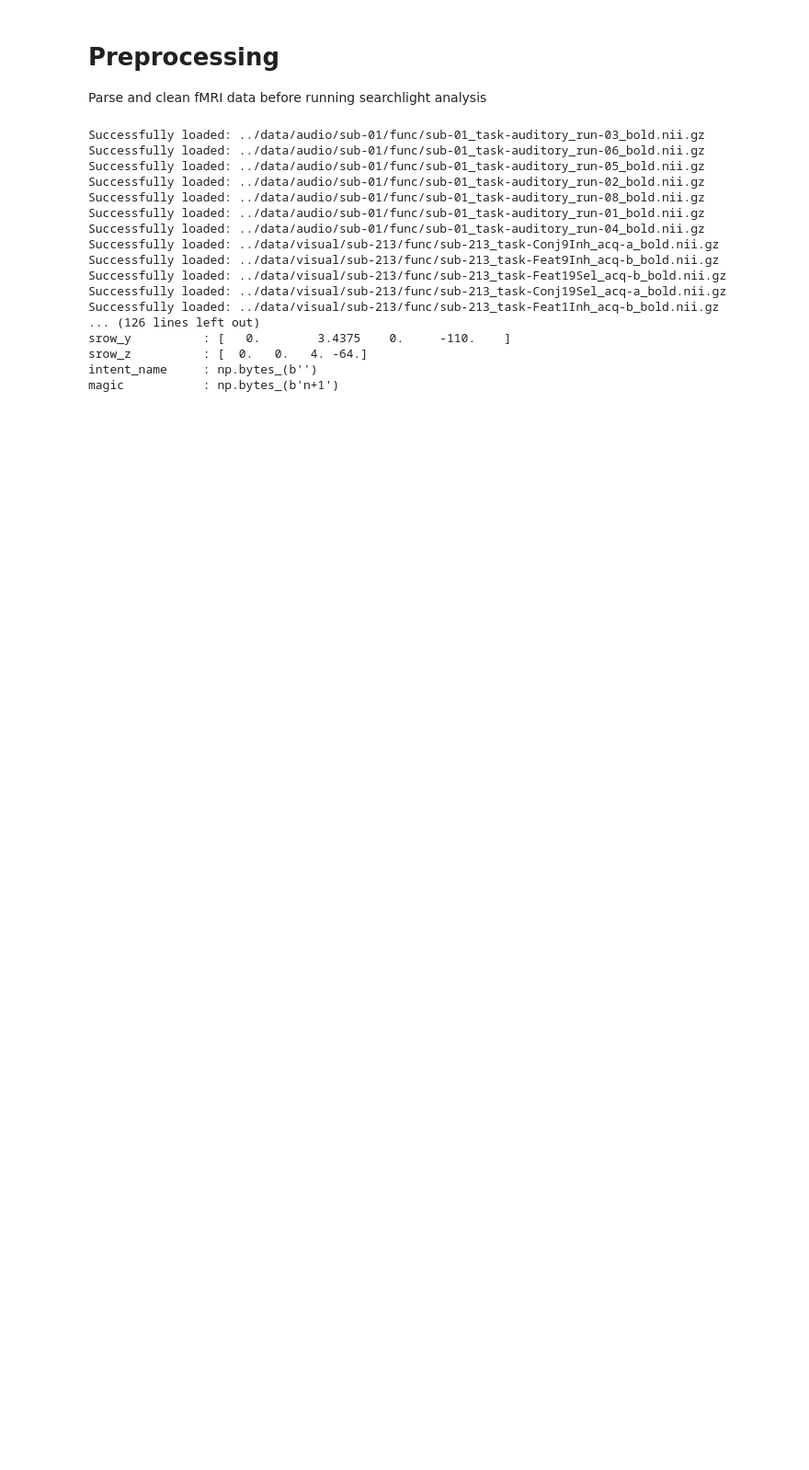
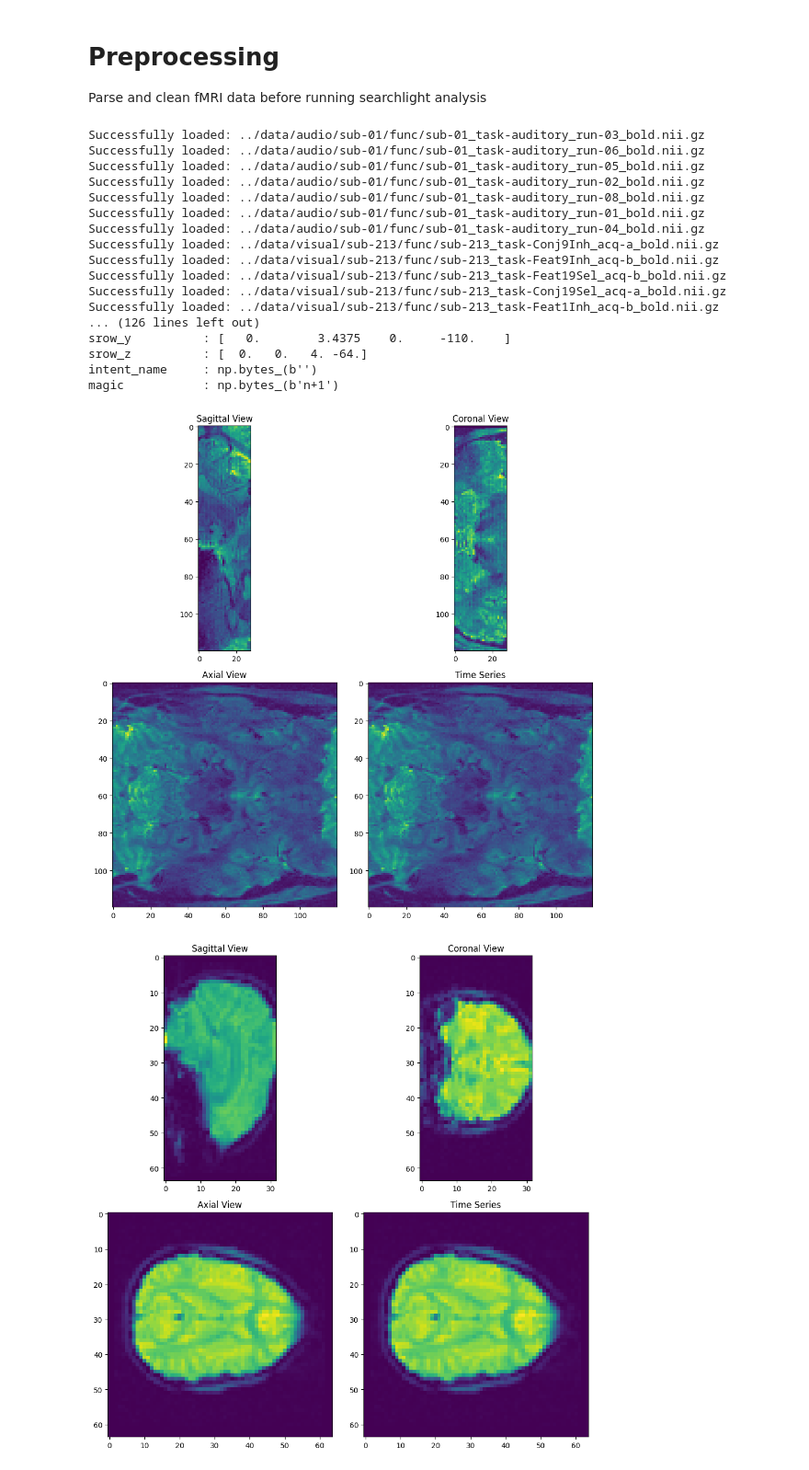
Before and after one commit to Jaslavie/attention, a Jupyter notebook: scripts/preprocessing.ipynb, the cells around one changed output. Shown at 92% size. Drawn from its saved outputs; the diff is of its cells as text; code cells hidden in the pictures; blank space fills up the shorter version.

Commit message:
successfully cleaned both the visual and auditory data

```diff
--- a/scripts/preprocessing.ipynb
+++ b/scripts/preprocessing.ipynb
@@ -88,31 +88,34 @@ def visualize_data(data):
     data_array = data.get_fdata()
     affine = data.affine
 
     # Create figure with 2x2 subplots
     fig, axes = plt.subplots(2, 2, figsize=(10, 10))
     x, y, z, t = data_array.shape
     middle_x = x // 2 # get the middle slice in the x direction
     middle_y = y // 2
     middle_z = z // 2
     middle_t = t // 2
 
     # Plot views at a middle timepoint
     axes[0, 0].imshow(data_array[middle_x, :, :, middle_t])
     axes[0, 0].set_title('Sagittal View')
 
     axes[0, 1].imshow(data_array[:, middle_y, :, middle_t])
     axes[0, 1].set_title('Coronal View')
 
     axes[1, 0].imshow(data_array[:, :, middle_z, middle_t])
     axes[1, 0].set_title('Axial View')
 
     axes[1, 1].imshow(data_array[:, :, middle_z, middle_t])
     axes[1, 1].set_title('Time Series')
 
     plt.tight_layout()
     plt.show()
 
     return data_array
 
-visualize_data(load_data(data_path)[0])
+visualize_data(dataset_audio[0])
+visualize_data(dataset_visual[0])
 # %% [output]
+[figure, added]
+[figure, added]
```
Also changed, not shown: parts of 2 cells of this notebook.
